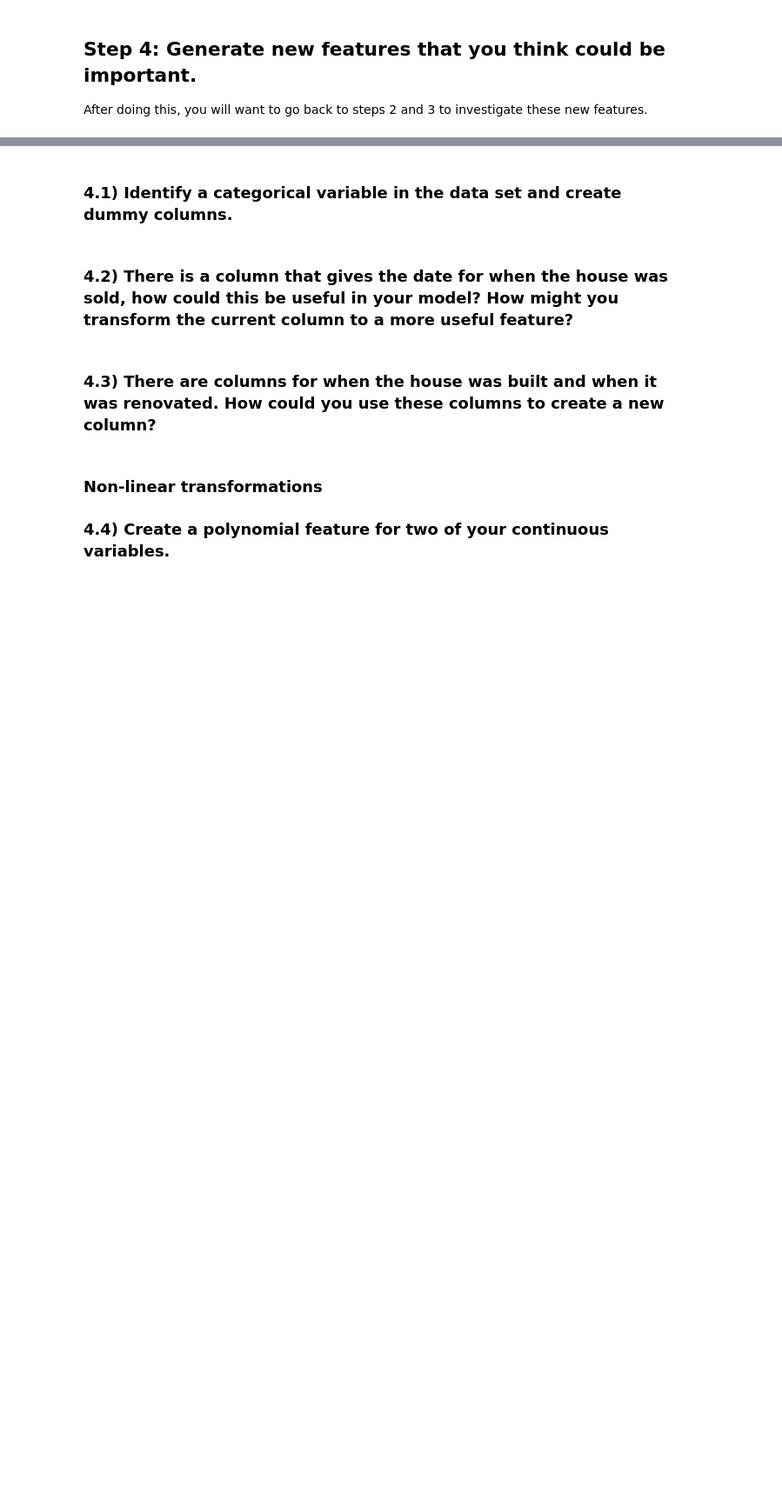
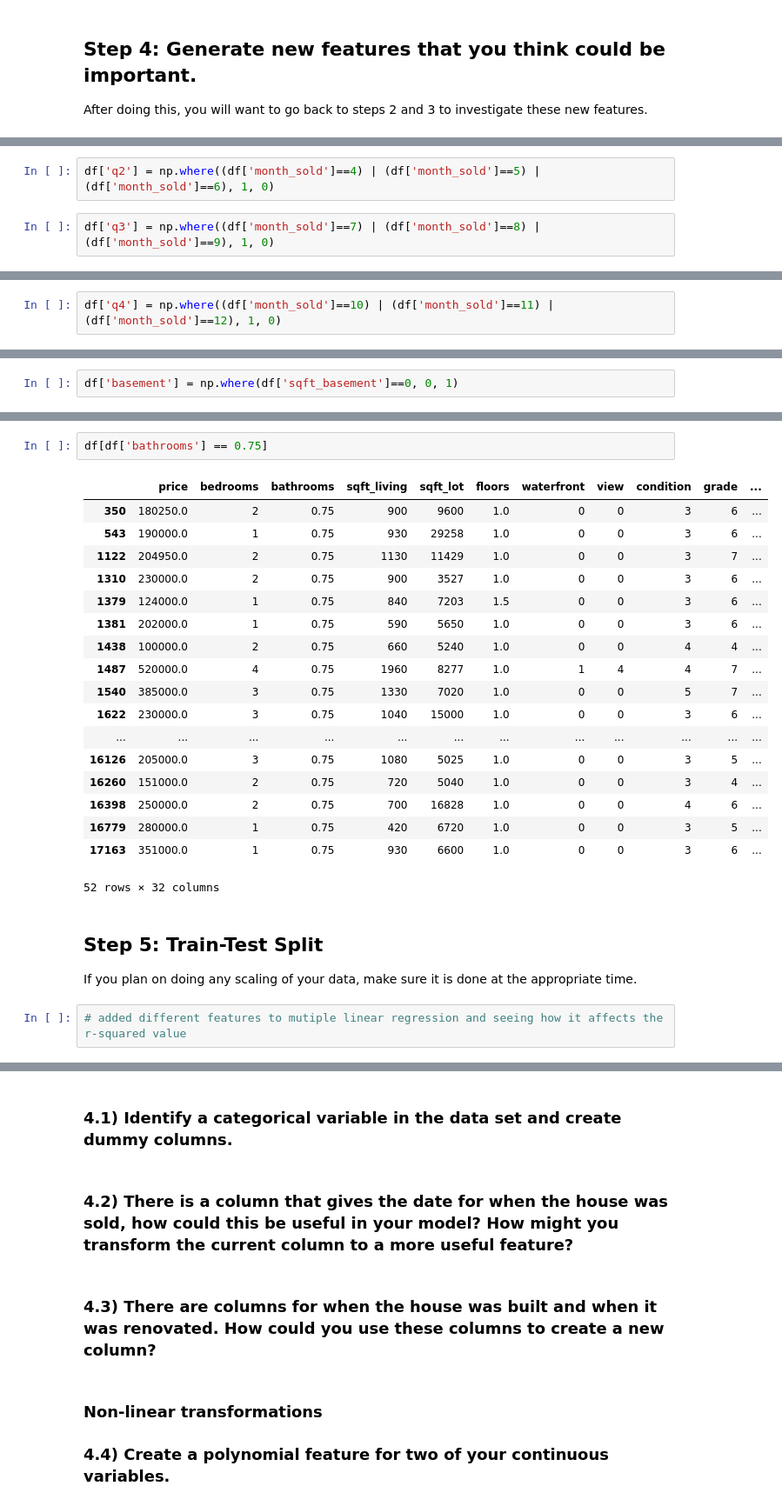
Before and after one commit to ameliadahm20/housing-pricing, a Jupyter notebook: KingsCountyHousingPrices.ipynb, the cells around one changed output, grey strips where cells are left out. Shown at 87% size. Drawn from its saved outputs; the diff is of its cells as text; blank space fills up the shorter version.

```diff
--- a/KingsCountyHousingPrices.ipynb
+++ b/KingsCountyHousingPrices.ipynb
@@ -366,0 +188,4 @@ After doing this, you will want to go back to steps 2 and 3 to investigate these
+# %%
+df['q2'] = np.where((df['month_sold']==4) | (df['month_sold']==5) | (df['month_sold']==6), 1, 0)
+# %%
+df['q3'] = np.where((df['month_sold']==7) | (df['month_sold']==8) | (df['month_sold']==9), 1, 0)
@@ -366,0 +260,2 @@ After doing this, you will want to go back to steps 2 and 3 to investigate these
+# %%
+df['q4'] = np.where((df['month_sold']==10) | (df['month_sold']==11) | (df['month_sold']==12), 1, 0)
@@ -366,0 +269,2 @@ After doing this, you will want to go back to steps 2 and 3 to investigate these
+# %%
+df['basement'] = np.where(df['sqft_basement']==0, 0, 1)
@@ -366,0 +307,26 @@ After doing this, you will want to go back to steps 2 and 3 to investigate these
+# %%
+df[df['bathrooms'] == 0.75]
+# %% [output]
+|  | price | bedrooms | bathrooms | sqft_living | sqft_lot | floors | waterfront | view | condition | grade | ... |
+| 350 | 180250.0 | 2 | 0.75 | 900 | 9600 | 1.0 | 0 | 0 | 3 | 6 | ... |
+| 543 | 190000.0 | 1 | 0.75 | 930 | 29258 | 1.0 | 0 | 0 | 3 | 6 | ... |
+| 1122 | 204950.0 | 2 | 0.75 | 1130 | 11429 | 1.0 | 0 | 0 | 3 | 7 | ... |
+| 1310 | 230000.0 | 2 | 0.75 | 900 | 3527 | 1.0 | 0 | 0 | 3 | 6 | ... |
+| 1379 | 124000.0 | 1 | 0.75 | 840 | 7203 | 1.5 | 0 | 0 | 3 | 6 | ... |
+| 1381 | 202000.0 | 1 | 0.75 | 590 | 5650 | 1.0 | 0 | 0 | 3 | 6 | ... |
+| 1438 | 100000.0 | 2 | 0.75 | 660 | 5240 | 1.0 | 0 | 0 | 4 | 4 | ... |
+| 1487 | 520000.0 | 4 | 0.75 | 1960 | 8277 | 1.0 | 1 | 4 | 4 | 7 | ... |
+| 1540 | 385000.0 | 3 | 0.75 | 1330 | 7020 | 1.0 | 0 | 0 | 5 | 7 | ... |
+| 1622 | 230000.0 | 3 | 0.75 | 1040 | 15000 | 1.0 | 0 | 0 | 3 | 6 | ... |
+| ... | ... | ... | ... | ... | ... | ... | ... | ... | ... | ... | ... |
+| 16126 | 205000.0 | 3 | 0.75 | 1080 | 5025 | 1.0 | 0 | 0 | 3 | 5 | ... |
+| 16260 | 151000.0 | 2 | 0.75 | 720 | 5040 | 1.0 | 0 | 0 | 3 | 4 | ... |
+| 16398 | 250000.0 | 2 | 0.75 | 700 | 16828 | 1.0 | 0 | 0 | 4 | 6 | ... |
+| 16779 | 280000.0 | 1 | 0.75 | 420 | 6720 | 1.0 | 0 | 0 | 3 | 5 | ... |
+| 17163 | 351000.0 | 1 | 0.75 | 930 | 6600 | 1.0 | 0 | 0 | 3 | 6 | ... |
+52 rows × 32 columns
+# %% [markdown]
+## Step 5: Train-Test Split
+If you plan on doing any scaling of your data, make sure it is done at the appropriate time.
+# %%
+# added different features to mutiple linear regression and seeing how it affects the r-squared value
```
Also changed, not shown: parts of 75 cells of this notebook, 1 other file.
